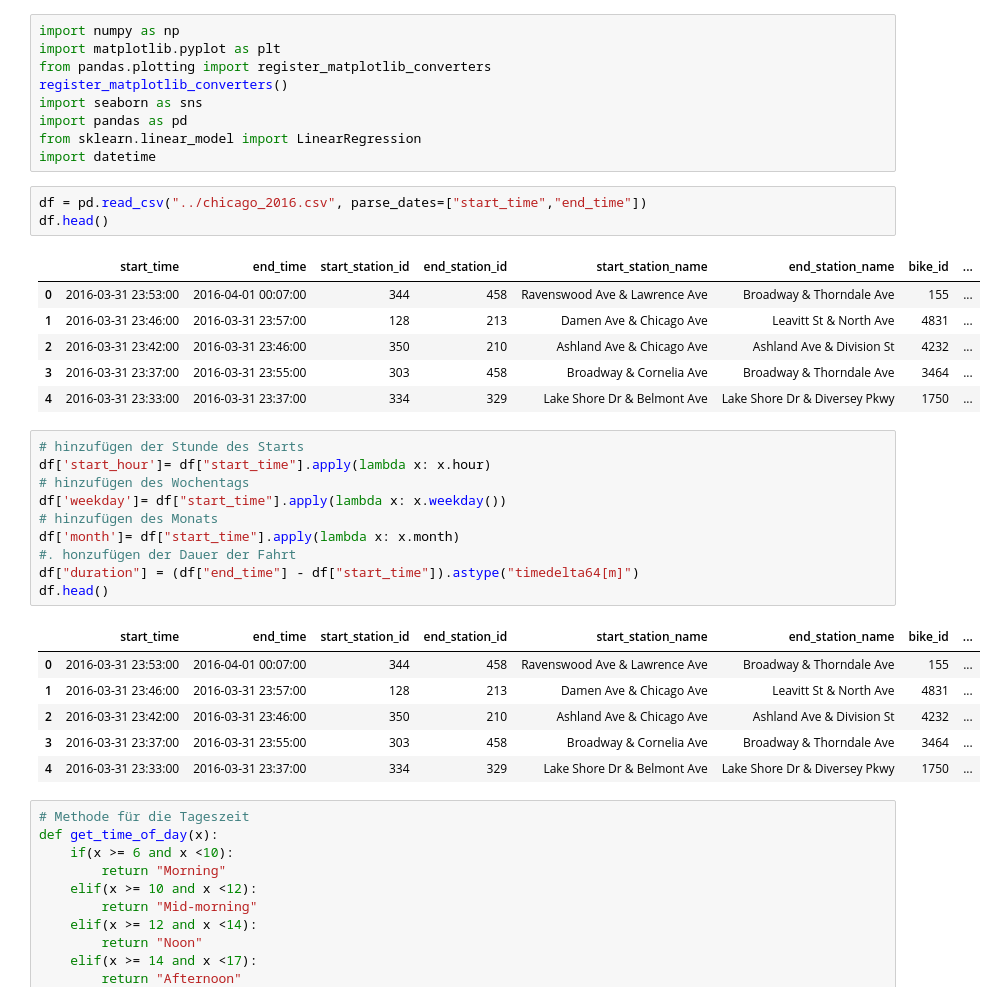
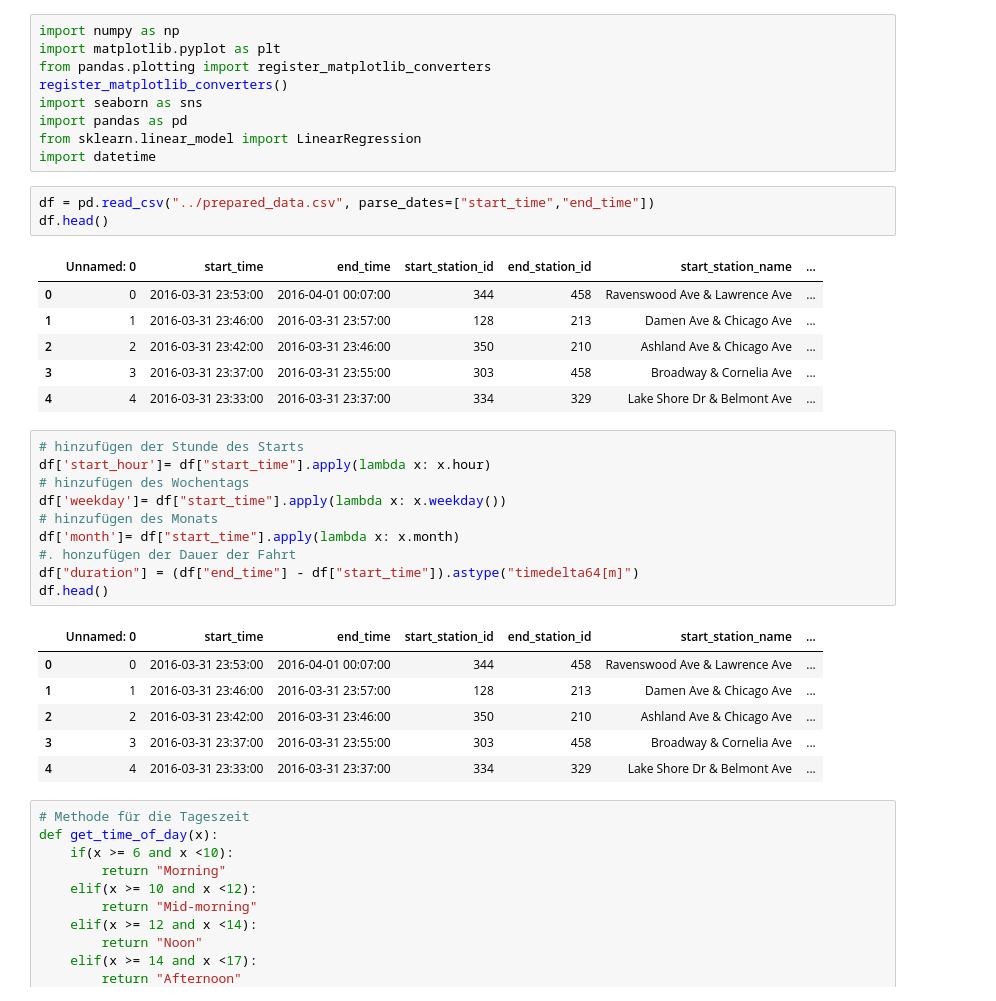
Before and after one commit to agruenb/PrescriptiveStruggle_BikeSharing, a Jupyter notebook: imkeWorkspace/Prediction.ipynb, the cells around one changed output. Drawn from its saved outputs; the diff is of its cells as text.

Commit message:
prepared data

```diff
--- a/imkeWorkspace/Prediction.ipynb
+++ b/imkeWorkspace/Prediction.ipynb
@@ -20,15 +20,15 @@ import pandas as pd
 from sklearn.linear_model import LinearRegression
 import datetime
 # %%
-df = pd.read_csv("../chicago_2016.csv", parse_dates=["start_time","end_time"])
+df = pd.read_csv("../prepared_data.csv", parse_dates=["start_time","end_time"])
 df.head()
 # %% [output]
-|  | start_time | end_time | start_station_id | end_station_id | start_station_name | end_station_name | bike_id | ... |
-| 0 | 2016-03-31 23:53:00 | 2016-04-01 00:07:00 | 344 | 458 | Ravenswood Ave & Lawrence Ave | Broadway & Thorndale Ave | 155 | ... |
-| 1 | 2016-03-31 23:46:00 | 2016-03-31 23:57:00 | 128 | 213 | Damen Ave & Chicago Ave | Leavitt St & North Ave | 4831 | ... |
-| 2 | 2016-03-31 23:42:00 | 2016-03-31 23:46:00 | 350 | 210 | Ashland Ave & Chicago Ave | Ashland Ave & Division St | 4232 | ... |
-| 3 | 2016-03-31 23:37:00 | 2016-03-31 23:55:00 | 303 | 458 | Broadway & Cornelia Ave | Broadway & Thorndale Ave | 3464 | ... |
-| 4 | 2016-03-31 23:33:00 | 2016-03-31 23:37:00 | 334 | 329 | Lake Shore Dr & Belmont Ave | Lake Shore Dr & Diversey Pkwy | 1750 | ... |
+|  | Unnamed: 0 | start_time | end_time | start_station_id | end_station_id | start_station_name | ... |
+| 0 | 0 | 2016-03-31 23:53:00 | 2016-04-01 00:07:00 | 344 | 458 | Ravenswood Ave & Lawrence Ave | ... |
+| 1 | 1 | 2016-03-31 23:46:00 | 2016-03-31 23:57:00 | 128 | 213 | Damen Ave & Chicago Ave | ... |
+| 2 | 2 | 2016-03-31 23:42:00 | 2016-03-31 23:46:00 | 350 | 210 | Ashland Ave & Chicago Ave | ... |
+| 3 | 3 | 2016-03-31 23:37:00 | 2016-03-31 23:55:00 | 303 | 458 | Broadway & Cornelia Ave | ... |
+| 4 | 4 | 2016-03-31 23:33:00 | 2016-03-31 23:37:00 | 334 | 329 | Lake Shore Dr & Belmont Ave | ... |
 # %%
 # hinzufügen der Stunde des Starts
 df['start_hour']= df["start_time"].apply(lambda x: x.hour)
@@ -40,12 +40,12 @@ df['month']= df["start_time"].apply(lambda x: x.month)
 df["duration"] = (df["end_time"] - df["start_time"]).astype("timedelta64[m]")
 df.head()
 # %% [output]
-|  | start_time | end_time | start_station_id | end_station_id | start_station_name | end_station_name | bike_id | ... |
-| 0 | 2016-03-31 23:53:00 | 2016-04-01 00:07:00 | 344 | 458 | Ravenswood Ave & Lawrence Ave | Broadway & Thorndale Ave | 155 | ... |
-| 1 | 2016-03-31 23:46:00 | 2016-03-31 23:57:00 | 128 | 213 | Damen Ave & Chicago Ave | Leavitt St & North Ave | 4831 | ... |
-| 2 | 2016-03-31 23:42:00 | 2016-03-31 23:46:00 | 350 | 210 | Ashland Ave & Chicago Ave | Ashland Ave & Division St | 4232 | ... |
-| 3 | 2016-03-31 23:37:00 | 2016-03-31 23:55:00 | 303 | 458 | Broadway & Cornelia Ave | Broadway & Thorndale Ave | 3464 | ... |
-| 4 | 2016-03-31 23:33:00 | 2016-03-31 23:37:00 | 334 | 329 | Lake Shore Dr & Belmont Ave | Lake Shore Dr & Diversey Pkwy | 1750 | ... |
+|  | Unnamed: 0 | start_time | end_time | start_station_id | end_station_id | start_station_name | ... |
+| 0 | 0 | 2016-03-31 23:53:00 | 2016-04-01 00:07:00 | 344 | 458 | Ravenswood Ave & Lawrence Ave | ... |
+| 1 | 1 | 2016-03-31 23:46:00 | 2016-03-31 23:57:00 | 128 | 213 | Damen Ave & Chicago Ave | ... |
+| 2 | 2 | 2016-03-31 23:42:00 | 2016-03-31 23:46:00 | 350 | 210 | Ashland Ave & Chicago Ave | ... |
+| 3 | 3 | 2016-03-31 23:37:00 | 2016-03-31 23:55:00 | 303 | 458 | Broadway & Cornelia Ave | ... |
+| 4 | 4 | 2016-03-31 23:33:00 | 2016-03-31 23:37:00 | 334 | 329 | Lake Shore Dr & Belmont Ave | ... |
 # %%
 # Methode für die Tageszeit
 def get_time_of_day(x):
```
Also changed, not shown: parts of 9 cells of this notebook, 8 other files.
